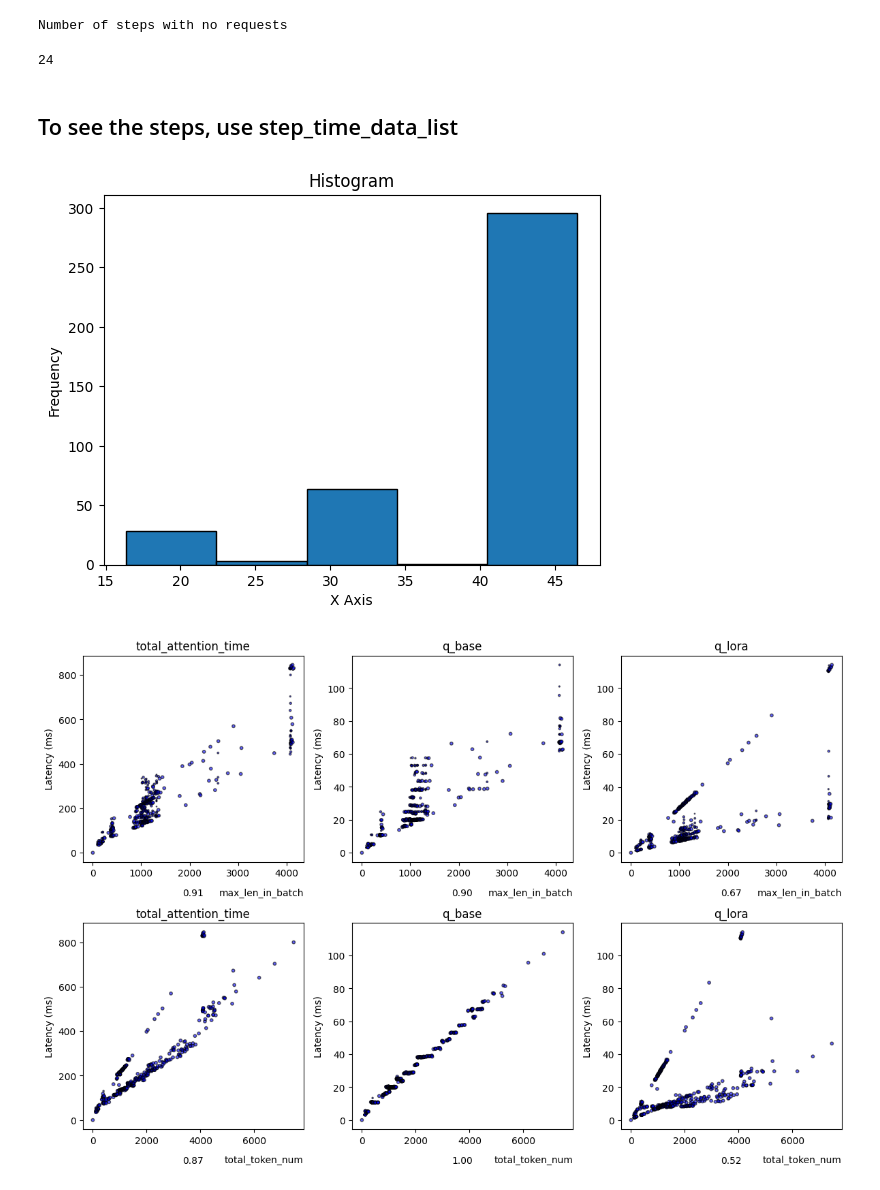
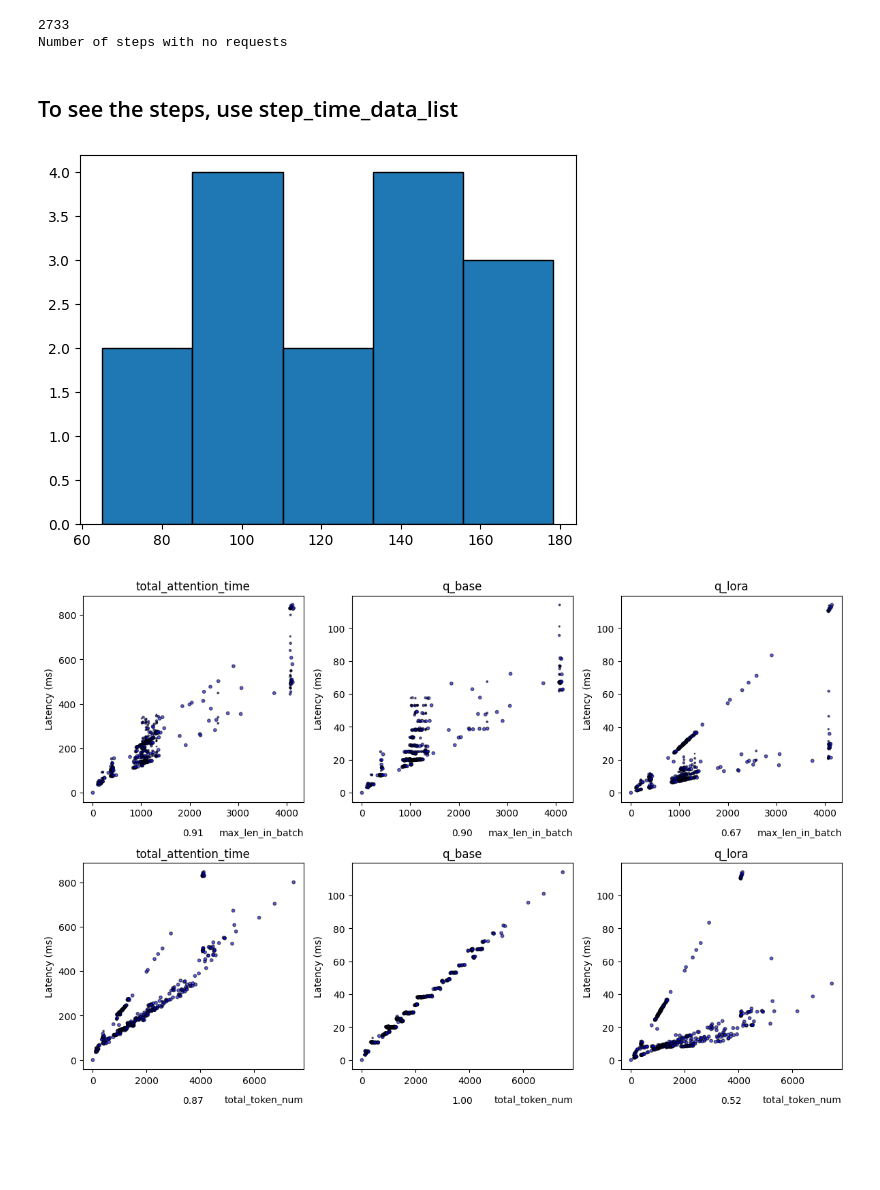
Before and after one commit to sgjeon194/S-LoRA_Analysis, a Jupyter notebook: Logs/timeDataParser.ipynb, the cells around one changed output. Saved outputs shown, nothing was run; the diff lists cells and outputs as text; code cells hidden in the pictures; blank space fills up the shorter version.

```diff
--- a/Logs/timeDataParser.ipynb
+++ b/Logs/timeDataParser.ipynb
@@ -111,8 +84,0 @@ for step in step_time_data_list:
-# %%
-prefill_steps = [step for step in step_time_data_list if (step["arithType"]=="prefill" or step["arithType"]=="")]
-decode_steps = [step for step in step_time_data_list if (step["arithType"]=="decode" or step["arithType"]=="")]
-print(f"Number of steps with no requests ")
-len([step for step in step_time_data_list if step["arithType"]==""])
-# %% [output]
-Number of steps with no requests
-24
@@ -119,3 +120,10 @@ Number of steps with no requests
+# %%
+filename = "sync_test_log.txt"
+sync_test_step = make_step_list(filename)
+sync_test_prefill, sync_test_decode = divide_prefill_and_decode_steps(sync_test_step)
+# %% [output]
+2733
+Number of steps with no requests
 # %% [markdown]
 ## To see the steps, use step_time_data_list
 # %%
@@ -229,5 +237,8 @@ plot_batch_and_summaries_by_time(decode_steps)
 # %%
-def plot_execution_time_histogram(x, y, x_value):
+from collections import defaultdict
+import matplotlib.pyplot as plt
+
+def plot_histogram(x, y, x_value, x_axis_name, y_axis_name, title):
     sorted_data = sorted(zip(x, y), key=lambda pair: pair[0])
     x, y = zip(*sorted_data)
 
@@ -236,19 +247,18 @@ def plot_execution_time_histogram(x, y, x_value):
         grouped_data[xi].append(yi)
 
     plt.hist(grouped_data[x_value], bins=5, edgecolor='black')
-    plt.xlabel('X Axis')
-    plt.ylabel('Frequency')
-    plt.title('Histogram')
+    plt.xlabel(x_axis_name)
+    plt.ylabel(y_axis_name)
+    plt.title(title)
     plt.show()
-
-
-request_numbers = [step["request_num"] for step in prefill_steps]
-adapter_numbers = [step["adapter_num"] for step in prefill_steps]
-summarys = [step["summary"] for step in prefill_steps]
-summary_dict = aggregate_jsons(summarys)
-plot_execution_time_histogram(request_numbers, summary_dict["total_attention_time"], 4)
-# %% [output]
-[figure, removed]
+# %%
+request_numbers = [step["request_num"] for step in sync_test_prefill]
+adapter_numbers = [step["adapter_num"] for step in sync_test_prefill]
+summarys = [step["summary"] for step in sync_test_prefill]
+summary_dict = aggregate_jsons(summarys)
+plot_histogram(request_numbers, summary_dict["total_attention_time"], 4, "", "", "")
+# %% [output]
+[figure, added]
 # %%
 from collections import defaultdict
 from collections import Counter
```
Also changed, not shown: parts of 11 cells of this notebook.
